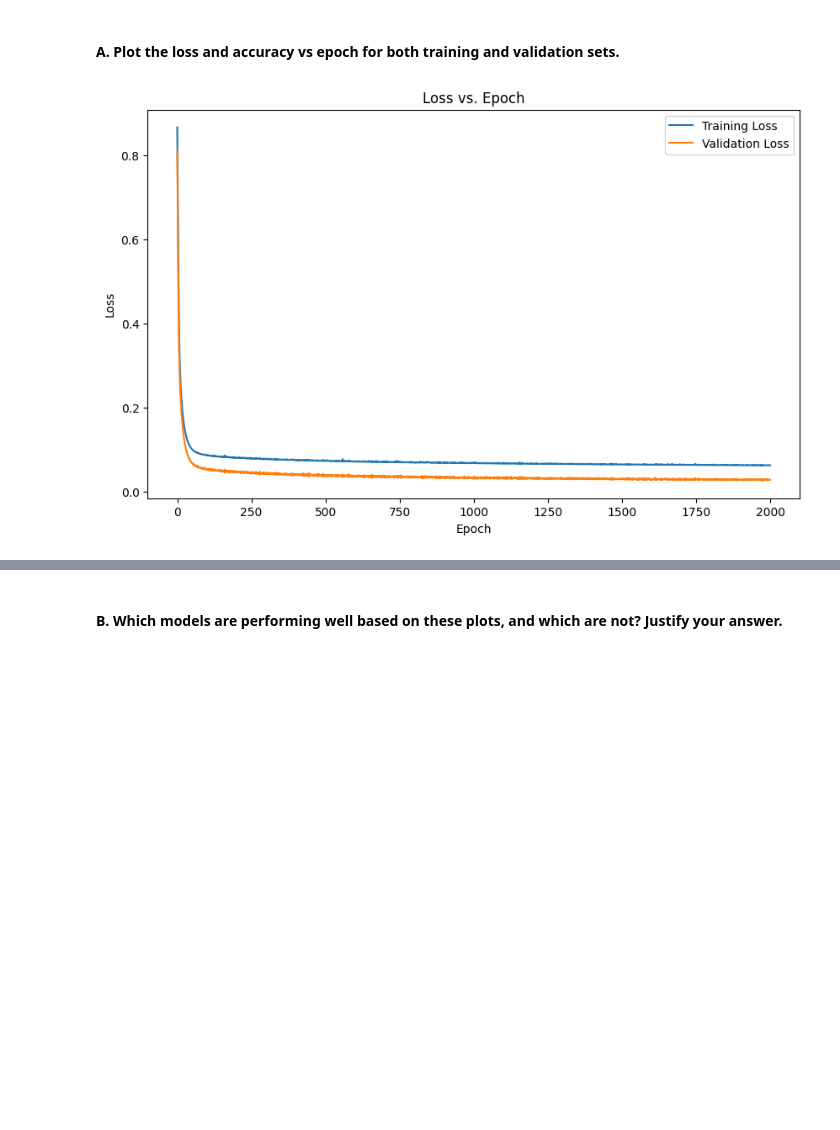
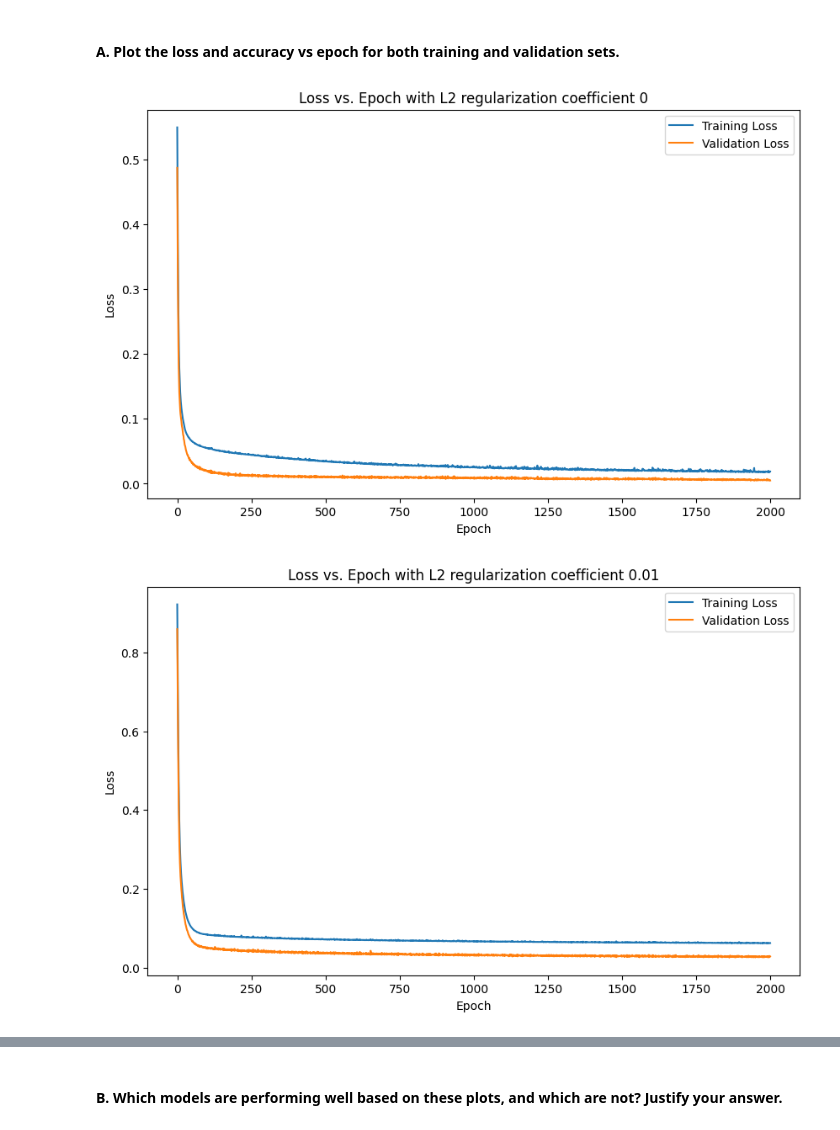
Before and after one commit to rohxnsxngh/Machine-Learning-MEEN, a Jupyter notebook: A4/HW4_ANN_binary_classification.ipynb, the cells around one changed output, grey strips where cells are left out. Drawn from its saved outputs; the diff is of its cells as text; code cells hidden in the pictures; blank space fills up the shorter version.

```diff
--- a/A4/HW4_ANN_binary_classification.ipynb
+++ b/A4/HW4_ANN_binary_classification.ipynb
@@ -96,8 +109,8 @@ history = model.fit(X_train, y_train, validation_data=(X_val, y_val), epochs=200
 from sklearn.metrics import accuracy_score
 
 # 3. Compute Accuracy
-y_pred = (model.predict(X_val) > 0.5).astype("int32").ravel()
-accuracy = accuracy_score(y_val, y_pred)
-
-print(f"Model Accuracy: {accuracy}")
+for coeff, model in models.items():
+    y_pred = (model.predict(X_val) > 0.5).astype("int32").ravel()
+    accuracy = accuracy_score(y_val, y_pred)
+    print(f"Model Accuracy with L2 regularization coefficient {coeff}: {accuracy}")
 # %% [output]
@@ -122,13 +139,15 @@ The model with a regularization factor of 1 has the lowest accuracy of the three
 # %%
 # write code to plot loss and accuracy vs epoch
 # 4. Loss vs Epoch Visualization
-plt.figure(figsize=(10, 6))
-plt.plot(history.history['loss'], label='Training Loss')
-plt.plot(history.history['val_loss'], label='Validation Loss')
-plt.xlabel("Epoch")
-plt.ylabel("Loss")
-plt.title("Loss vs. Epoch")
-plt.legend()
-plt.show()
+for coeff, history in histories.items():
+    plt.figure(figsize=(10, 6))
+    plt.plot(history.history['loss'], label='Training Loss')
+    plt.plot(history.history['val_loss'], label='Validation Loss')
+    plt.xlabel("Epoch")
+    plt.ylabel("Loss")
+    plt.title(f"Loss vs. Epoch with L2 regularization coefficient {coeff}")
+    plt.legend()
+    plt.show()
 # %% [output]
-[figure, old version]
+[figure, new version]
+[figure, added]
```
Also changed, not shown: parts of 10 cells of this notebook, 1 other file.
